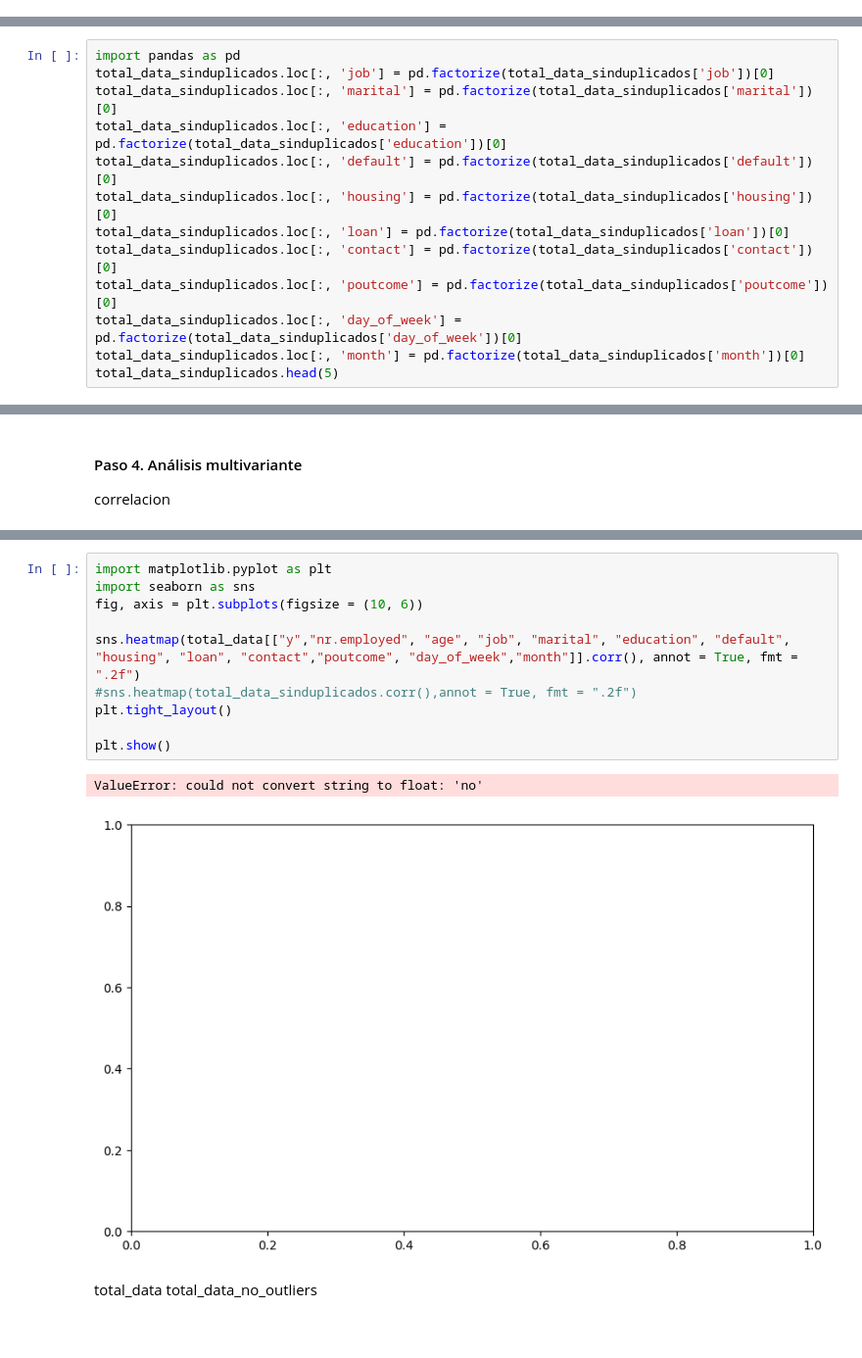
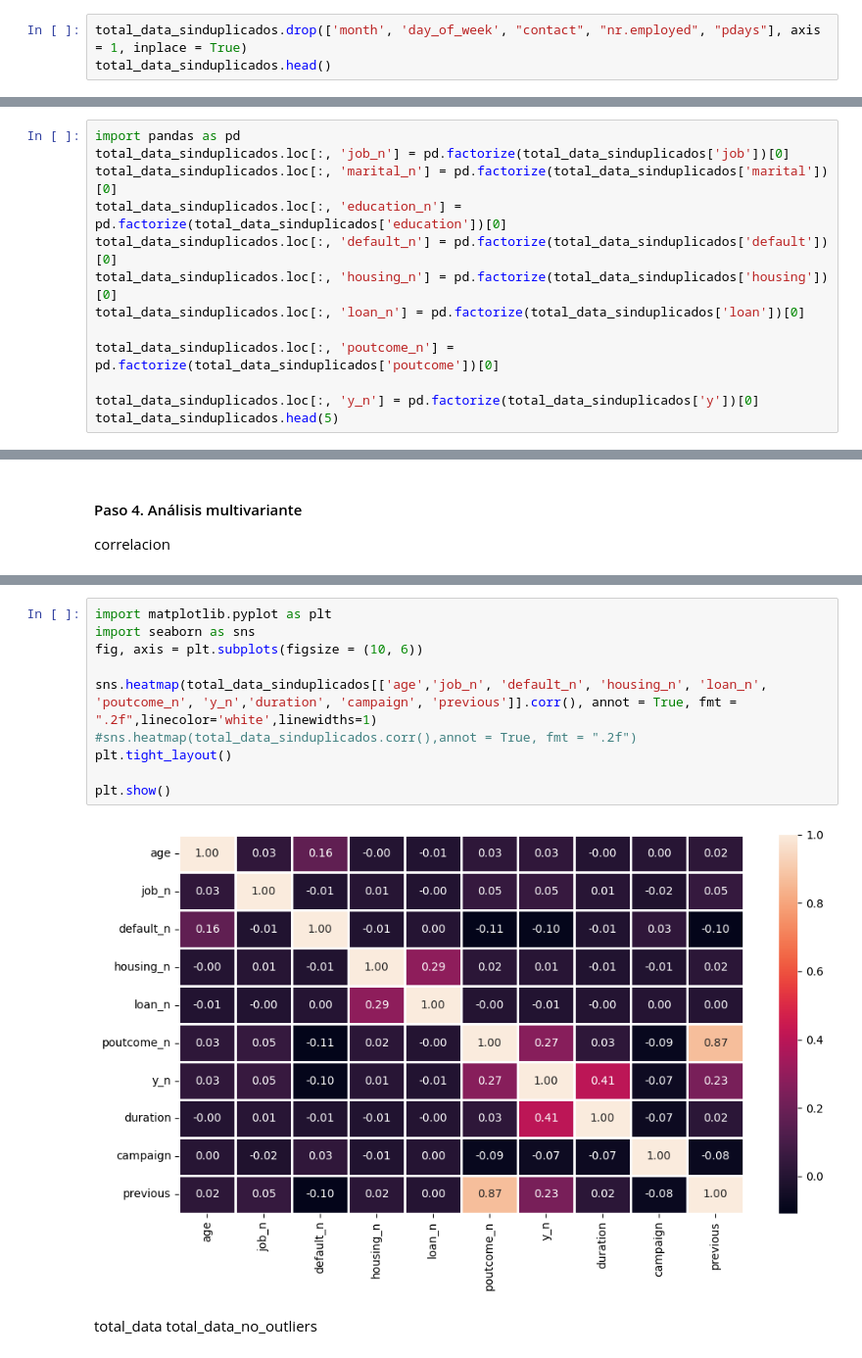
Before and after one commit to OlgaKurganova/regresion_logistica, a Jupyter notebook: src/explore.ipynb, the cells around one changed output, grey strips where cells are left out. Shown at 98% size. Cells and saved outputs as stored; diff of their text form; blank space fills up the shorter version.

```diff
--- a/src/explore.ipynb
+++ b/src/explore.ipynb
@@ -107,0 +121,3 @@ TypeError: agg function failed [how->mean,dtype->object]
+# %%
+total_data_sinduplicados.drop(['month', 'day_of_week', "contact", "nr.employed", "pdays"], axis = 1, inplace = True)
+total_data_sinduplicados.head()
@@ -108,14 +135,14 @@ TypeError: agg function failed [how->mean,dtype->object]
 # %%
 import pandas as pd
-total_data_sinduplicados.loc[:, 'job'] = pd.factorize(total_data_sinduplicados['job'])[0]
-total_data_sinduplicados.loc[:, 'marital'] = pd.factorize(total_data_sinduplicados['marital'])[0]
-total_data_sinduplicados.loc[:, 'education'] = pd.factorize(total_data_sinduplicados['education'])[0]
-total_data_sinduplicados.loc[:, 'default'] = pd.factorize(total_data_sinduplicados['default'])[0]
-total_data_sinduplicados.loc[:, 'housing'] = pd.factorize(total_data_sinduplicados['housing'])[0]
-total_data_sinduplicados.loc[:, 'loan'] = pd.factorize(total_data_sinduplicados['loan'])[0]
-total_data_sinduplicados.loc[:, 'contact'] = pd.factorize(total_data_sinduplicados['contact'])[0]
-total_data_sinduplicados.loc[:, 'poutcome'] = pd.factorize(total_data_sinduplicados['poutcome'])[0]
-total_data_sinduplicados.loc[:, 'day_of_week'] = pd.factorize(total_data_sinduplicados['day_of_week'])[0]
-total_data_sinduplicados.loc[:, 'month'] = pd.factorize(total_data_sinduplicados['month'])[0]
+total_data_sinduplicados.loc[:, 'job_n'] = pd.factorize(total_data_sinduplicados['job'])[0]
+total_data_sinduplicados.loc[:, 'marital_n'] = pd.factorize(total_data_sinduplicados['marital'])[0]
+total_data_sinduplicados.loc[:, 'education_n'] = pd.factorize(total_data_sinduplicados['education'])[0]
+total_data_sinduplicados.loc[:, 'default_n'] = pd.factorize(total_data_sinduplicados['default'])[0]
+total_data_sinduplicados.loc[:, 'housing_n'] = pd.factorize(total_data_sinduplicados['housing'])[0]
+total_data_sinduplicados.loc[:, 'loan_n'] = pd.factorize(total_data_sinduplicados['loan'])[0]
+
+total_data_sinduplicados.loc[:, 'poutcome_n'] = pd.factorize(total_data_sinduplicados['poutcome'])[0]
+
+total_data_sinduplicados.loc[:, 'y_n'] = pd.factorize(total_data_sinduplicados['y'])[0]
 total_data_sinduplicados.head(5)
 # %% [output]
@@ -153,16 +185,15 @@ memory usage: 6.9+ MB
 # %%
 import matplotlib.pyplot as plt
 import seaborn as sns
 fig, axis = plt.subplots(figsize = (10, 6))
 
-sns.heatmap(total_data[["y","nr.employed", "age", "job", "marital", "education", "default", "housing", "loan", "contact","poutcome", "day_of_week","month"]].corr(), annot = True, fmt = ".2f")
+sns.heatmap(total_data_sinduplicados[['age','job_n', 'default_n', 'housing_n', 'loan_n', 'poutcome_n', 'y_n','duration', 'campaign', 'previous']].corr(), annot = True, fmt = ".2f",linecolor='white',linewidths=1)
 #sns.heatmap(total_data_sinduplicados.corr(),annot = True, fmt = ".2f")
 plt.tight_layout()
 
 plt.show()
 # %% [output]
-ValueError: could not convert string to float: 'no'
-[figure, old version]
+[figure, new version]
 # %% [markdown]
 total_data
 total_data_no_outliers
```
Also changed, not shown: parts of 5 cells of this notebook.
